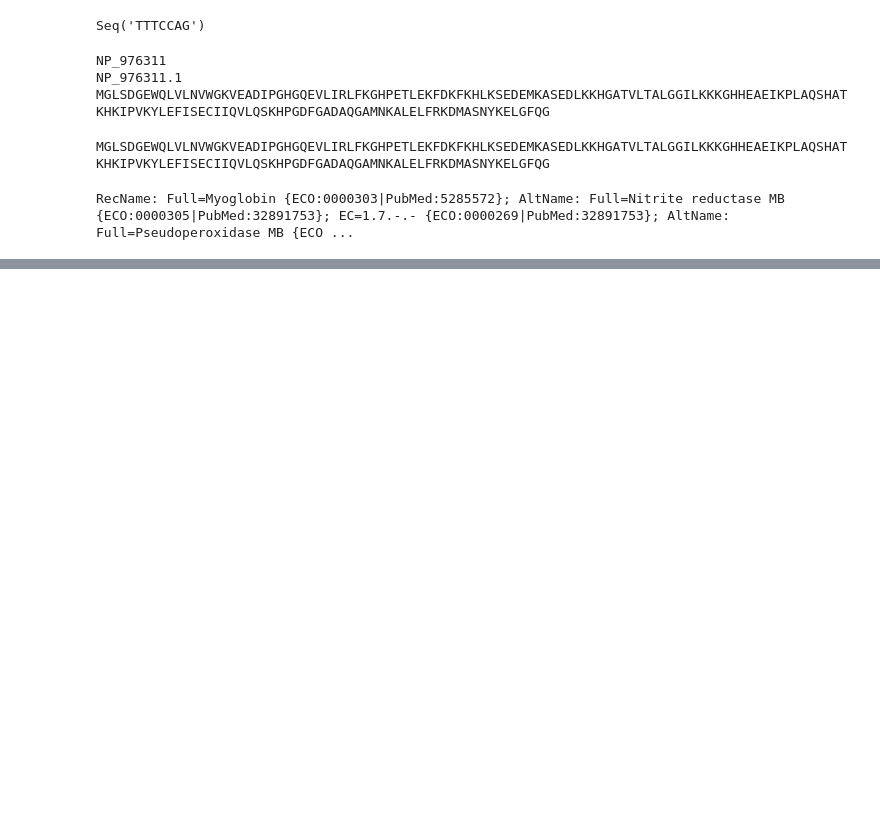
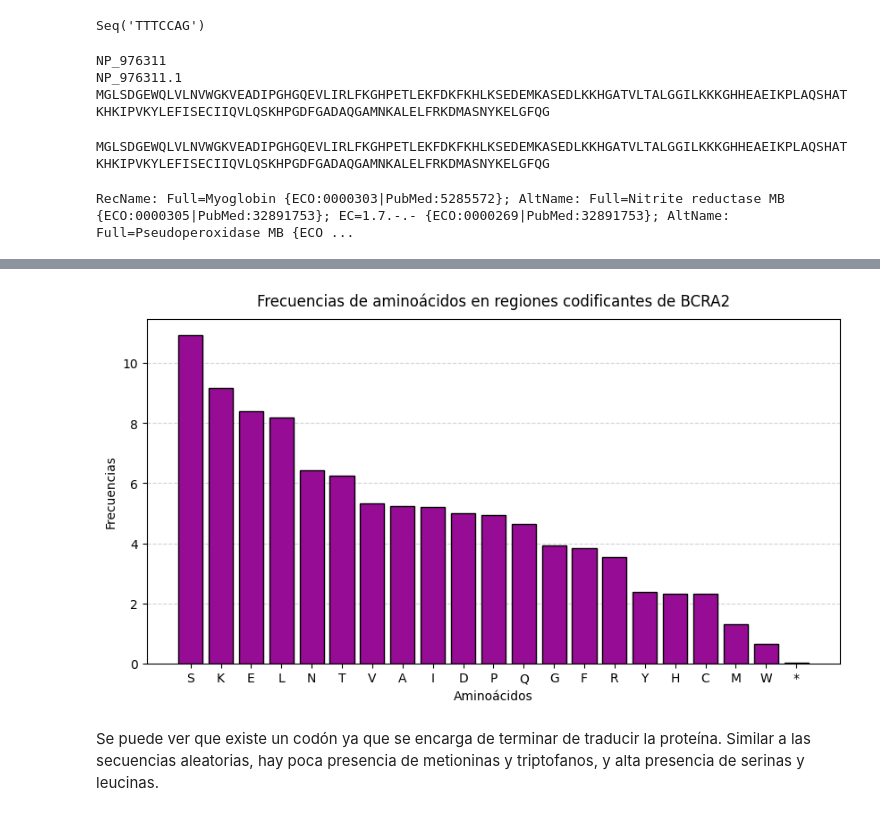
Before and after one commit to pizzanaranja/Bioinformatica, a Jupyter notebook: TP 1/TP 1.ipynb, the cells around one changed output, grey strips where cells are left out. Drawn from its saved outputs; the diff is of its cells as text; code cells hidden in the pictures; blank space fills up the shorter version.

```diff
--- a/TP 1/TP 1.ipynb
+++ b/TP 1/TP 1.ipynb
@@ -239,0 +254,29 @@ RecName: Full=Myoglobin {ECO:0000303|PubMed:5285572}; AltName: Full=Nitrite redu
+# %%
+#Ejercicio 4.1.b
+
+#Vamos a bajar Homo sapiens BRCA2 DNA repair associated (BRCA2), RefSeqGene (LRG_293) on chromosome 13 y luego juntar sus regiones codificantes
+#No puedo bajar un mrna porque no pide eso la consigna
+#Tengo que unir las regiones codificantes
+
+handle_BCRA2 = Entrez.efetch(db="nucleotide", id="NG_012772", rettype="gb", retmode="text")
+BCRA2_file = SeqIO.read(handle_BCRA2, "genbank")
+handle_BCRA2.close()
+
+def adquirir_regiones_codificantes(record: SeqRecord) -> Seq:
+    cds_list = []
+    for feature in record.features:
+        if feature.type == "CDS":
+            sec = feature.extract(record.seq)
+            cds_list.append(sec)
+    if len(cds_list) > 1:
+        cds = sum(cds_list, Seq(""))
+    return cds
+
+BCRA2_codificante = adquirir_regiones_codificantes(BCRA2_file)
+BCRA2_traducido = BCRA2_codificante.translate()
+BCRA2_frecuencia = calcula_frecuencia(BCRA2_traducido)
+graficar(BCRA2_frecuencia, "Frecuencias de aminoácidos en regiones codificantes de BCRA2","Aminoácidos", "Frecuencias")
+# %% [output]
+[figure, added]
+# %% [markdown]
+Se puede ver que existe un codón ya que se encarga de terminar de traducir la proteína. Similar a las secuencias aleatorias, hay poca presencia de metioninas y triptofanos, y alta presencia de serinas y leucinas.
```
Also changed, not shown: parts of 10 cells of this notebook, 1 other file.
